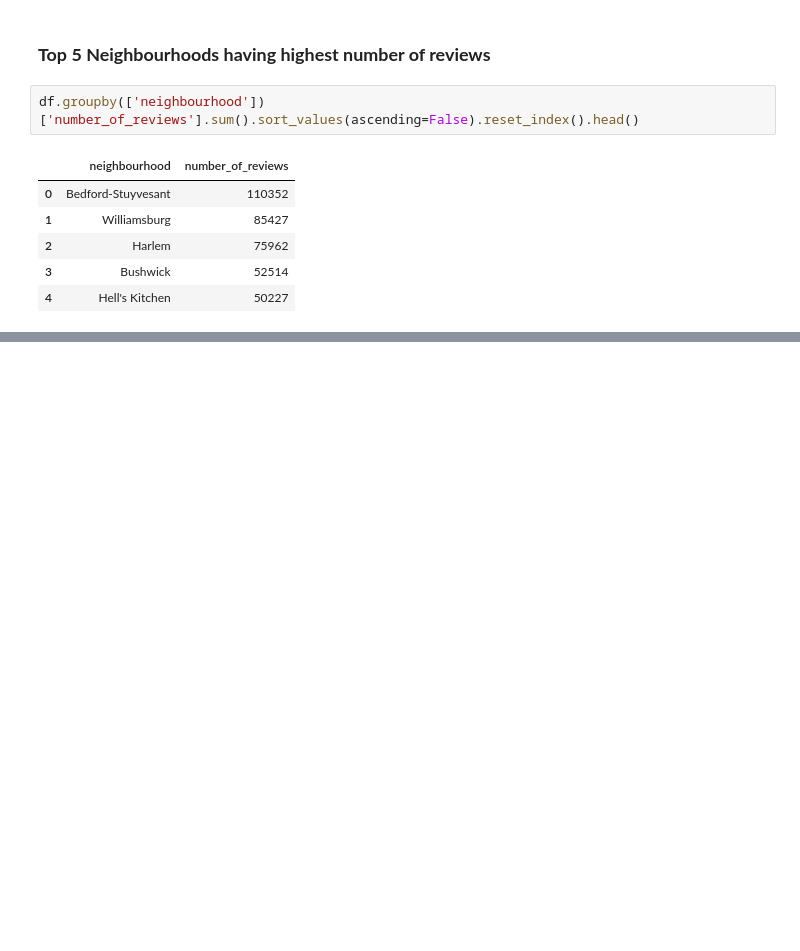
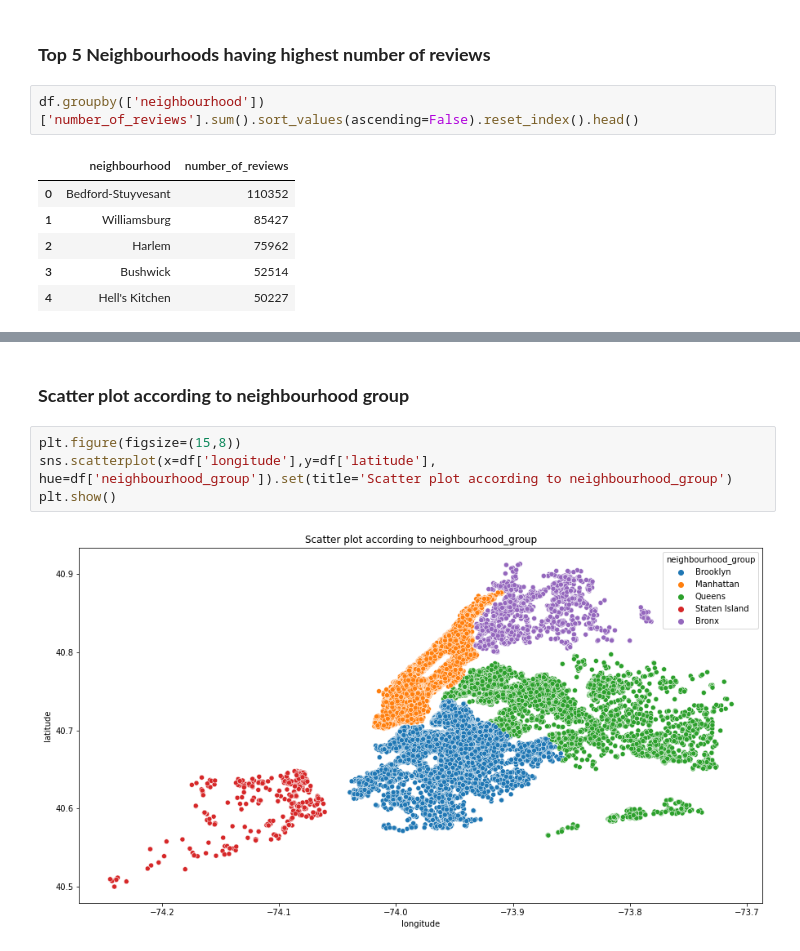
Before and after one commit to bhavikk001/airbnb-eda, a Jupyter notebook: Airbnb_Bookings_Analysis_(Team)_Capstone_Project.ipynb, the cells around one changed output, grey strips where cells are left out. Drawn from its saved outputs; the diff is of its cells as text; blank space fills up the shorter version.

```diff
--- a/Airbnb_Bookings_Analysis_(Team)_Capstone_Project.ipynb
+++ b/Airbnb_Bookings_Analysis_(Team)_Capstone_Project.ipynb
@@ -553,0 +574,8 @@ df.groupby(['neighbourhood'])['number_of_reviews'].sum().sort_values(ascending=F
+# %% [markdown]
+### **Scatter plot according to neighbourhood group**
+# %%
+plt.figure(figsize=(15,8))
+sns.scatterplot(x=df['longitude'],y=df['latitude'], hue=df['neighbourhood_group']).set(title='Scatter plot according to neighbourhood_group')
+plt.show()
+# %% [output]
+[figure, added]
```
Also changed, not shown: parts of 10 cells of this notebook.
